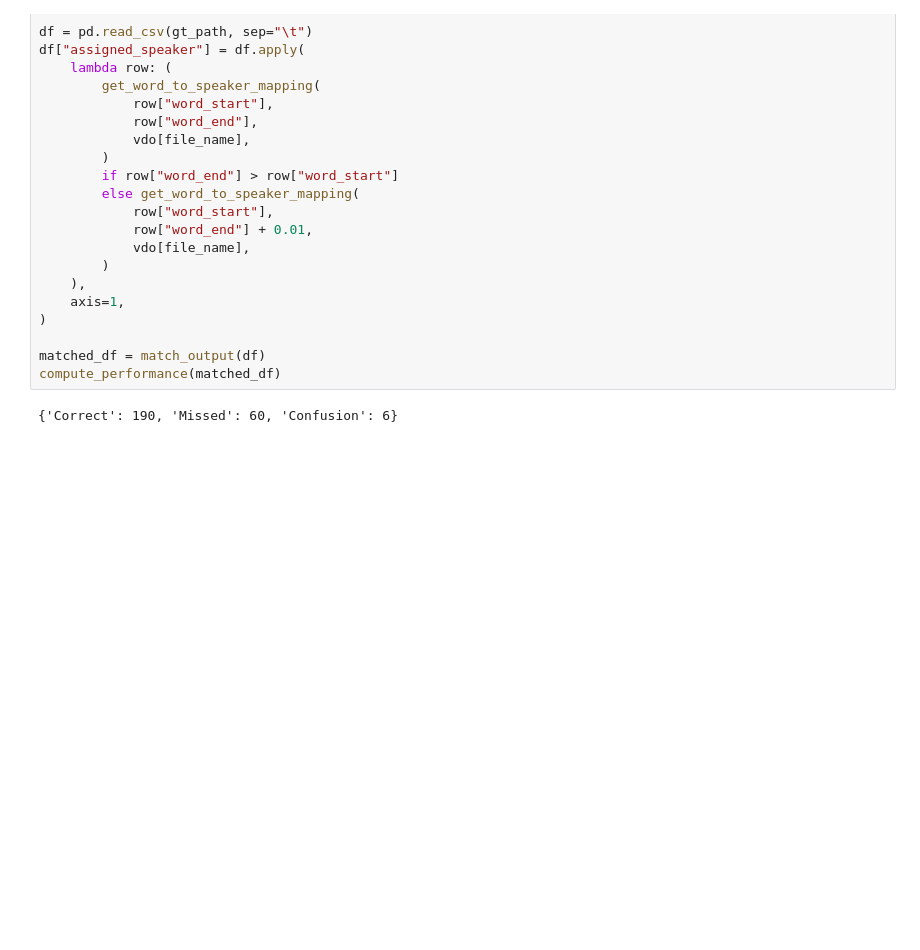
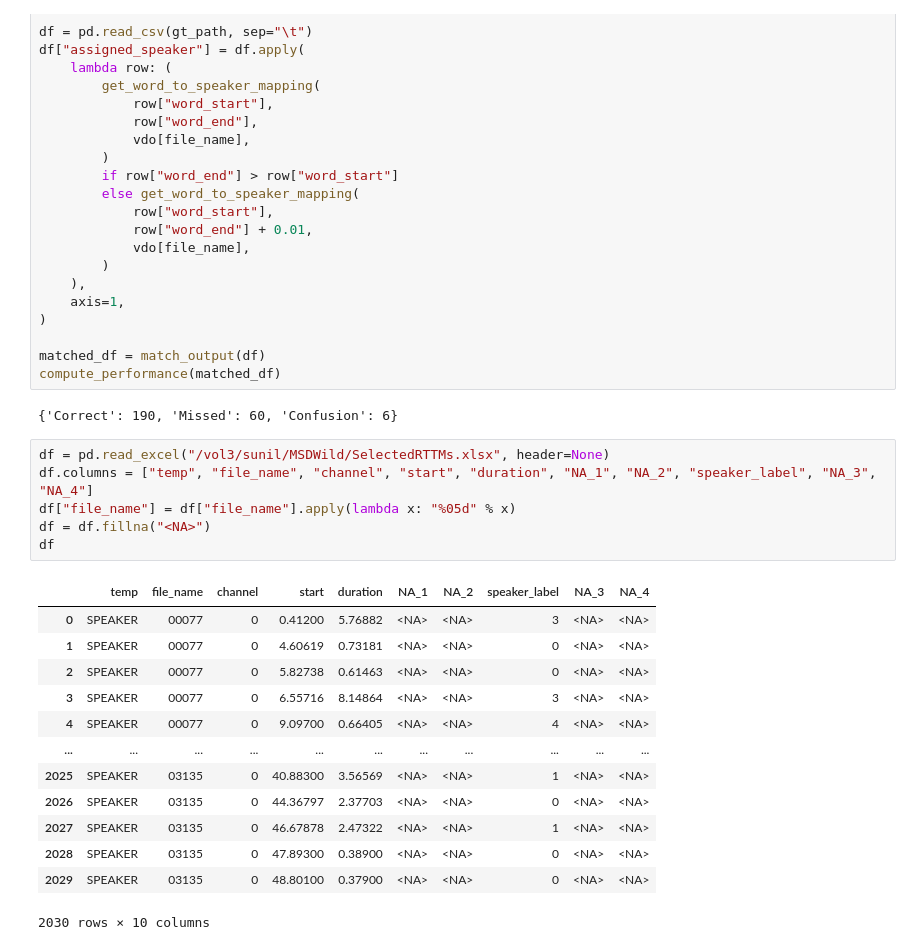
Before and after one commit to ghadwalsunil/WhoSaidThat, a Jupyter notebook: CustomUtils/Dataset preparation/ConvertTranscriptionsToEachFile.ipynb, the cells around one changed output. Drawn from its saved outputs; the diff is of its cells as text; blank space fills up the shorter version.

```diff
--- a/CustomUtils/Dataset preparation/ConvertTranscriptionsToEachFile.ipynb
+++ b/CustomUtils/Dataset preparation/ConvertTranscriptionsToEachFile.ipynb
@@ -193,3 +193,23 @@ matched_df = match_output(df)
 compute_performance(matched_df)
 # %% [output]
 {'Correct': 190, 'Missed': 60, 'Confusion': 6}
+# %%
+df = pd.read_excel("/vol3/sunil/MSDWild/SelectedRTTMs.xlsx", header=None)
+df.columns = ["temp", "file_name", "channel", "start", "duration", "NA_1", "NA_2", "speaker_label", "NA_3", "NA_4"]
+df["file_name"] = df["file_name"].apply(lambda x: "%05d" % x)
+df = df.fillna("<NA>")
+df
+# %% [output]
+|  | temp | file_name | channel | start | duration | NA_1 | NA_2 | speaker_label | NA_3 | NA_4 |
+| 0 | SPEAKER | 00077 | 0 | 0.41200 | 5.76882 | <NA> | <NA> | 3 | <NA> | <NA> |
+| 1 | SPEAKER | 00077 | 0 | 4.60619 | 0.73181 | <NA> | <NA> | 0 | <NA> | <NA> |
+| 2 | SPEAKER | 00077 | 0 | 5.82738 | 0.61463 | <NA> | <NA> | 0 | <NA> | <NA> |
+| 3 | SPEAKER | 00077 | 0 | 6.55716 | 8.14864 | <NA> | <NA> | 3 | <NA> | <NA> |
+| 4 | SPEAKER | 00077 | 0 | 9.09700 | 0.66405 | <NA> | <NA> | 4 | <NA> | <NA> |
+| ... | ... | ... | ... | ... | ... | ... | ... | ... | ... | ... |
+| 2025 | SPEAKER | 03135 | 0 | 40.88300 | 3.56569 | <NA> | <NA> | 1 | <NA> | <NA> |
+| 2026 | SPEAKER | 03135 | 0 | 44.36797 | 2.37703 | <NA> | <NA> | 0 | <NA> | <NA> |
+| 2027 | SPEAKER | 03135 | 0 | 46.67878 | 2.47322 | <NA> | <NA> | 1 | <NA> | <NA> |
+| 2028 | SPEAKER | 03135 | 0 | 47.89300 | 0.38900 | <NA> | <NA> | 0 | <NA> | <NA> |
+| 2029 | SPEAKER | 03135 | 0 | 48.80100 | 0.37900 | <NA> | <NA> | 0 | <NA> | <NA> |
+2030 rows × 10 columns
```
Also changed, not shown: parts of 4 cells of this notebook, 20 other files.
